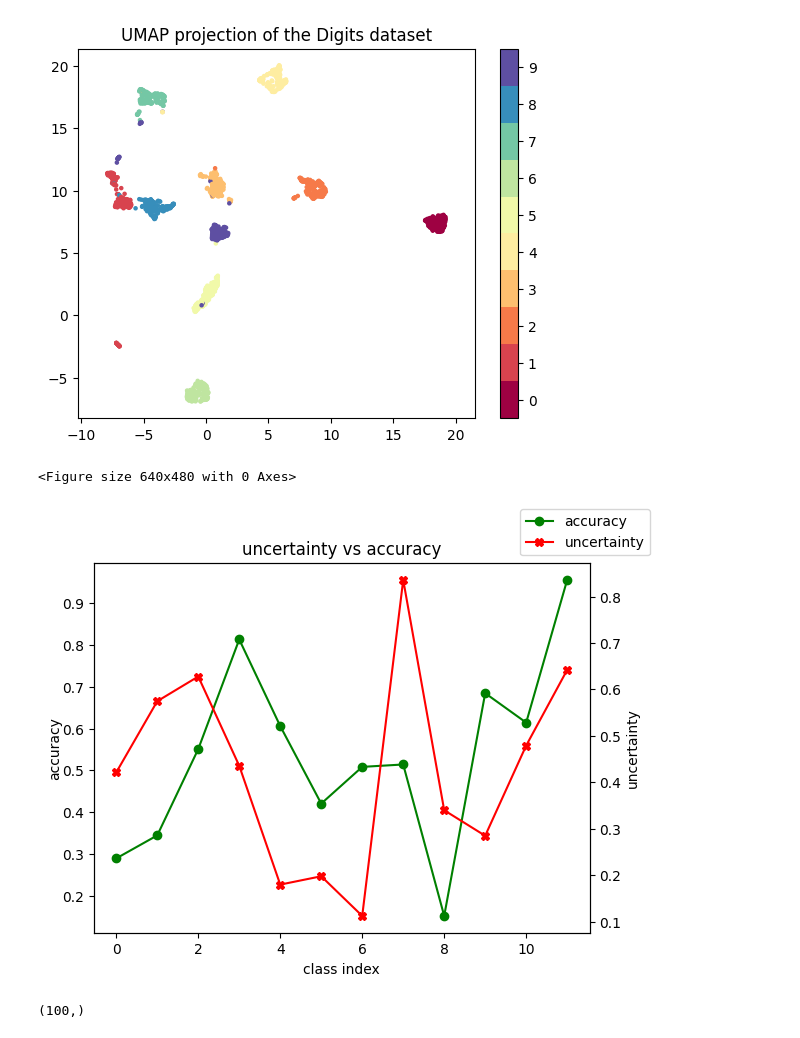
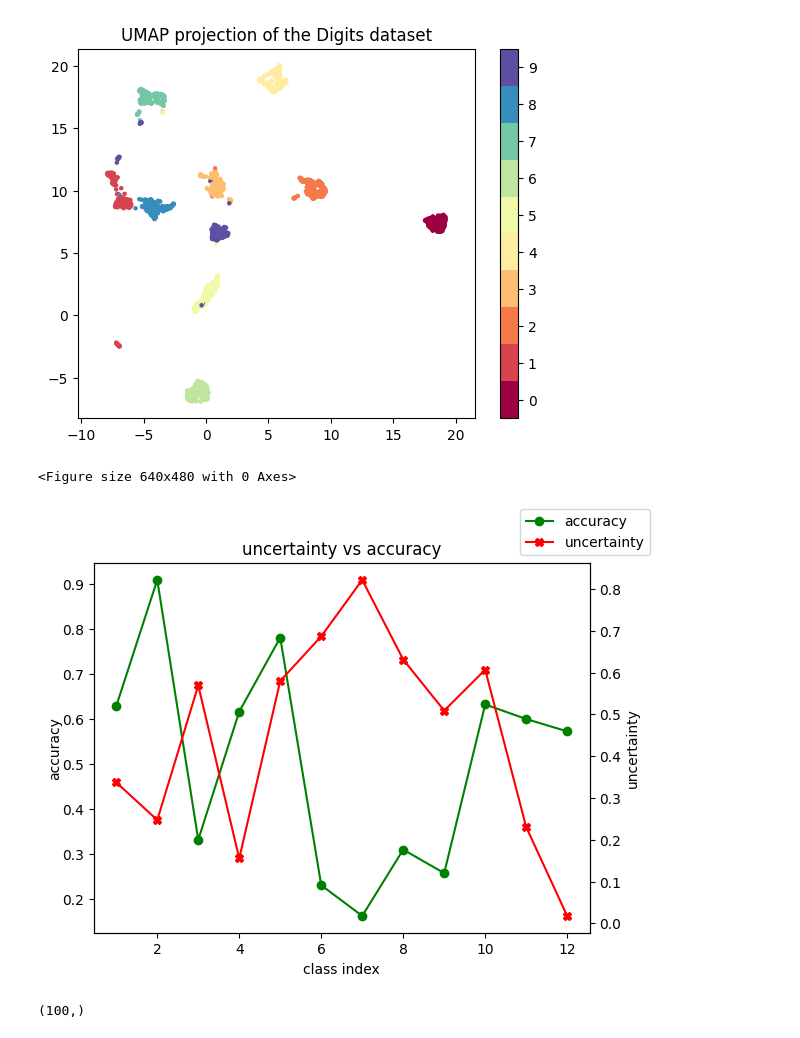
Before and after one commit to Auditor1234/myo_semg, a Jupyter notebook: visualization.ipynb, the cells around one changed output. Saved outputs shown, nothing was run; the diff lists cells and outputs as text; code cells hidden in the pictures.

```diff
--- a/visualization.ipynb
+++ b/visualization.ipynb
@@ -378,26 +378,26 @@ plt.plot(acc)
 # %%
 import matplotlib.pyplot as plt
 import numpy as np
 
 plt.clf()
 
-x_label = list(range(12))
+x_label = list(range(1, 12 + 1))
 acc = np.random.rand(12)
 fig, ax1 = plt.subplots()
 ax1.plot(x_label, acc, label='accuracy', color='green', linestyle='-',marker='o')
 ax1.set_ylabel("accuracy", labelpad=0)
 ax1.set_xlabel('class index')
 
 uncertainty = np.random.rand(12)
 ax2 = ax1.twinx()
 ax2.plot(x_label, uncertainty, label='uncertainty', color='red', linestyle='-',marker='X')
 ax2.set_ylabel("uncertainty", labelpad=3)
 fig.legend(loc="upper right")
 plt.title('uncertainty vs accuracy')
 plt.show()
 # %% [output]
 <Figure size 640x480 with 0 Axes>
-[figure, old version]
+[figure, new version]
 # %%
 import numpy as np
 import matplotlib.pyplot as plt
```
Also changed, not shown: 11 other files.
